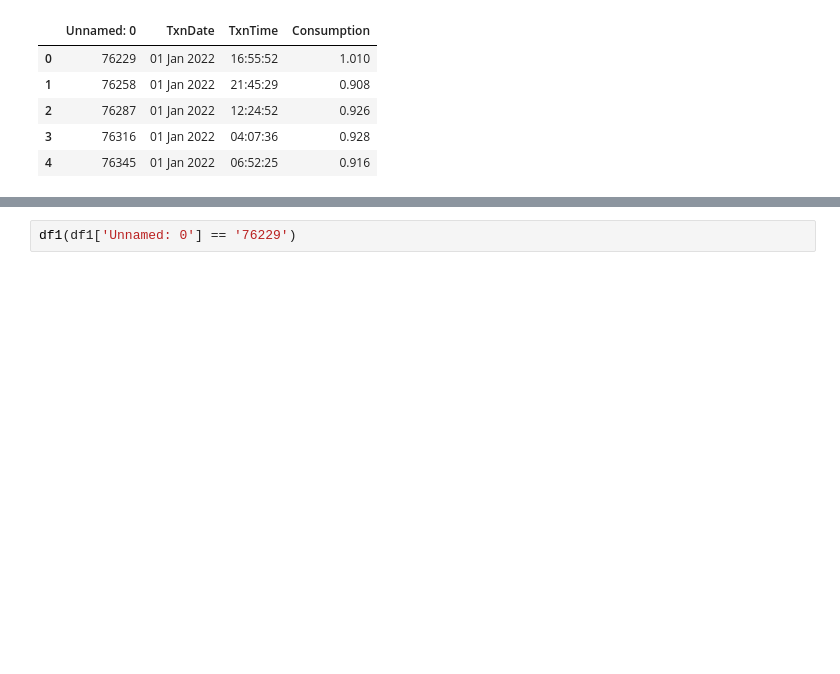
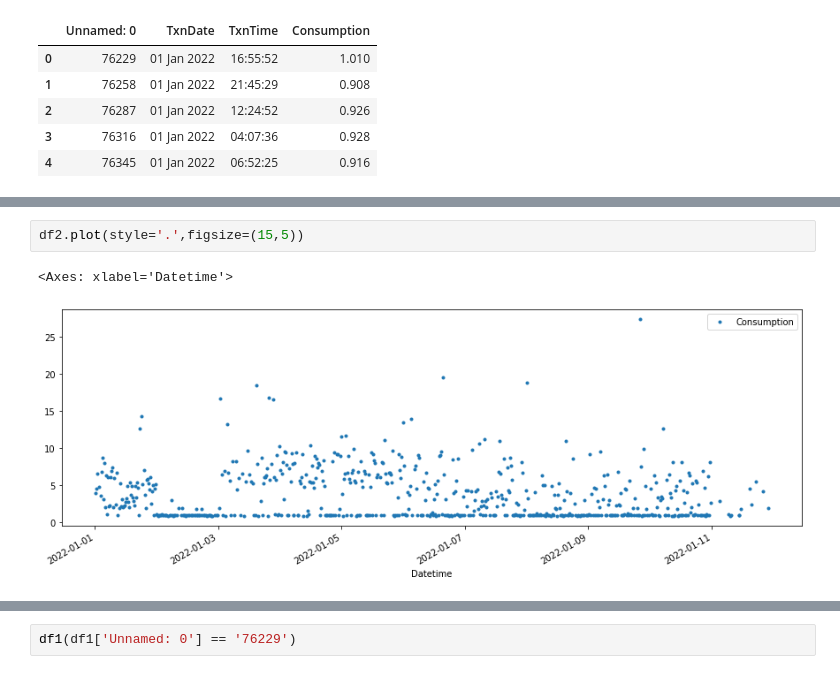
Before and after one commit to imeshGu/SmartLectureRoom, a Jupyter notebook: TimeSeries/ProcessingModel.ipynb, the cells around one changed output, grey strips where cells are left out. Drawn from its saved outputs; the diff is of its cells as text; blank space fills up the shorter version.

```diff
--- a/TimeSeries/ProcessingModel.ipynb
+++ b/TimeSeries/ProcessingModel.ipynb
@@ -19,0 +71,5 @@ df1['Datetime'] = pd.to_datetime(df1['TxnDate']+ ' ' + df1['TxnTime'])
+# %%
+df2.plot(style='.',figsize=(15,5))
+# %% [output]
+<Axes: xlabel='Datetime'>
+[figure, added]
```
Also changed, not shown: parts of 23 cells of this notebook, 2 other files.
